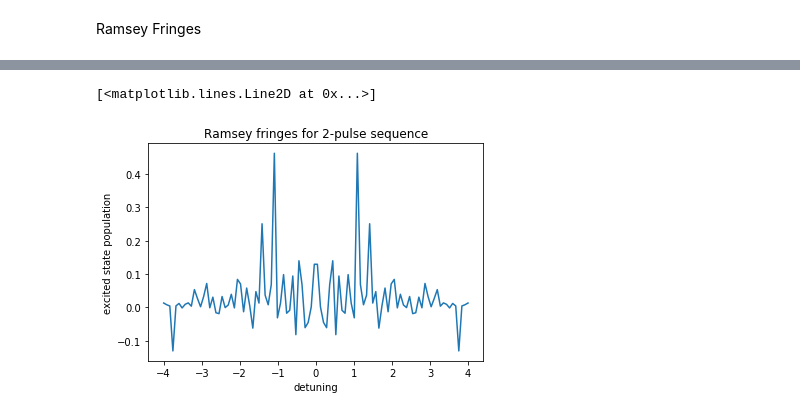
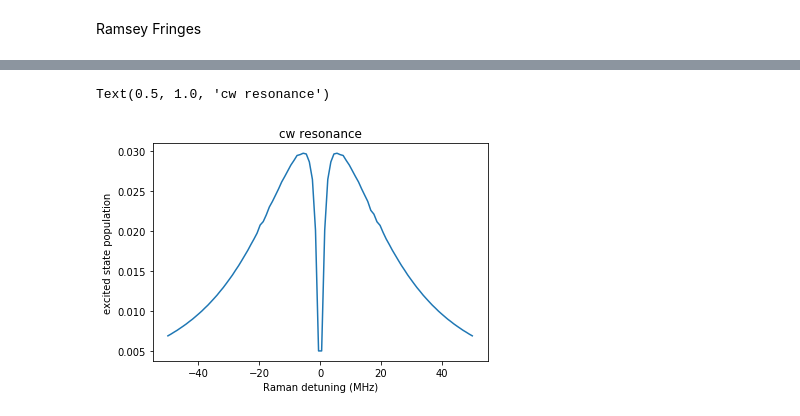
Before and after one commit to dahlia-ghoshal/cpt, a Jupyter notebook: ramsey_fringes.ipynb, the cells around one changed output, grey strips where cells are left out. Saved outputs shown, nothing was run; the diff lists cells and outputs as text; code cells hidden in the pictures.

```diff
--- a/ramsey_fringes.ipynb
+++ b/ramsey_fringes.ipynb
@@ -99,4 +209,14 @@ plt.plot(t, pop33.real)
 # %%
+'''
+n_cycles = 2
+pop33 = repeat_cycle(P0, n_cycles)
+
+t = np.linspace(0, n_cycles, n_cycles)
+plt.xlabel("number of Ramsey cycles")
+plt.ylabel("excited state population")
+plt.plot(t, pop33.real)
+
+
 n_cycles = 40
 d1, d2 = 4, 0
 n = 100
@@ -112,6 +232,26 @@ plt.xlabel("detuning")
 plt.ylabel("excited state population")
 plt.title('Ramsey fringes for 2-pulse sequence')
 plt.plot(d1_0, pop33_avg.real)
+'''
-# %% [output]
-[<matplotlib.lines.Line2D at 0x...>]
-[figure, removed]
+# %%
+d1_max = 50
+d2 = 0
+n=100
+d1_lin = np.linspace(-1*d1_max, d1_max, num=n)
+p33=np.ones(n, dtype='complex')
+for i in range(n):
+    d1 = d1_lin[i]
+    result = cw(t1, P0, d1, d2, 0.5, 10)
+    p11f = result.y[0,-1]
+    p22f = result.y[1,-1]
+    p33f = 1-p11f-p22f
+    p33[i] = p33f
+
+
+plt.plot(d1_lin, p33.real)
+plt.xlabel('Raman detuning (MHz)')
+plt.ylabel('excited state population')
+plt.title('cw resonance')
+# %% [output]
+Text(0.5, 1.0, 'cw resonance')
+[figure, added]
```
Also changed, not shown: parts of 13 cells of this notebook.
